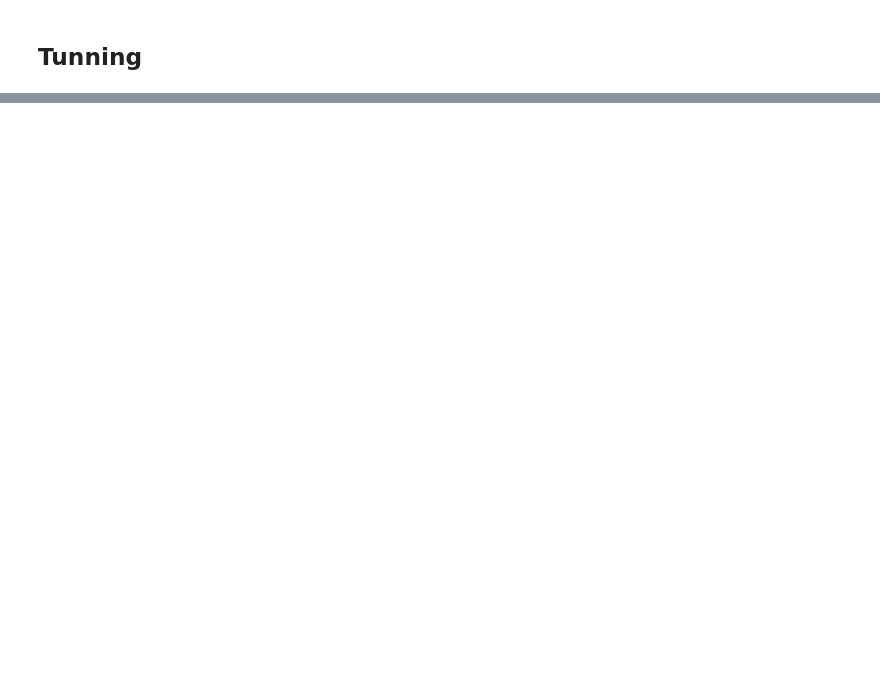
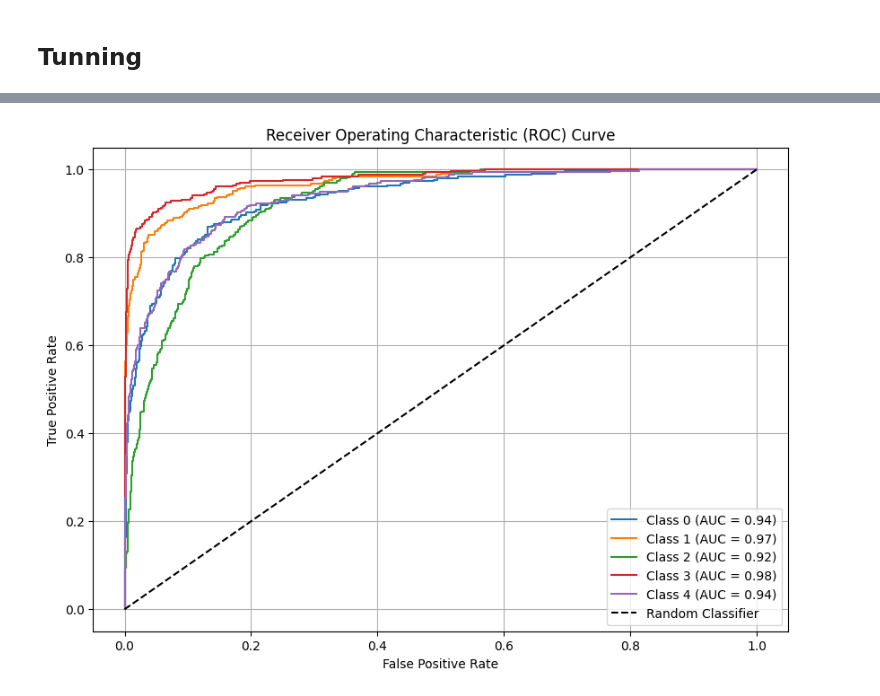
Before and after one commit to AbhijeetStudies/Deeplearning, a Jupyter notebook: AISC2007 DL Assignment 2 (Group 5) Tunned CNN.ipynb, the cells around one changed output, grey strips where cells are left out. Drawn from its saved outputs; the diff is of its cells as text; code cells hidden in the pictures; blank space fills up the shorter version.

```diff
--- a/AISC2007 DL Assignment 2 (Group 5) Tunned CNN.ipynb
+++ b/AISC2007 DL Assignment 2 (Group 5) Tunned CNN.ipynb
@@ -395,0 +466,3 @@ plt.show()
+# %%
+# Get predicted probabilities for the test set
+y_test_prob = model.predict(X_test)  # Shape: (num_samples, num_classes)
@@ -395,0 +471,37 @@ plt.show()
+# %%
+# Initialize lists to hold false positive rates, true positive rates, and AUC values
+fpr = {}
+tpr = {}
+roc_auc = {}
+
+# Loop through each class
+for i in range(y_test_onehot.shape[1]):
+    fpr[i], tpr[i], _ = roc_curve(y_test_onehot[:, i], y_test_prob[:, i])
+    roc_auc[i] = auc(fpr[i], tpr[i])
+# %%
+# Initialize lists to hold false positive rates, true positive rates, and AUC values
+fpr = {}
+tpr = {}
+roc_auc = {}
+
+# Loop through each class
+for i in range(y_test_onehot.shape[1]):
+    fpr[i], tpr[i], _ = roc_curve(y_test_onehot[:, i], y_test_prob[:, i])
+    roc_auc[i] = auc(fpr[i], tpr[i])
+# %%
+# Plot ROC curves
+plt.figure(figsize=(10, 7))
+for i in range(y_test_onehot.shape[1]):
+    plt.plot(fpr[i], tpr[i], label=f'Class {i} (AUC = {roc_auc[i]:.2f})')
+
+# Plotting the diagonal line for a random classifier
+plt.plot([0, 1], [0, 1], 'k--', label='Random Classifier')
+
+plt.title('Receiver Operating Characteristic (ROC) Curve')
+plt.xlabel('False Positive Rate')
+plt.ylabel('True Positive Rate')
+plt.legend(loc='lower right')
+plt.grid()
+plt.show()
+# %% [output]
+[figure, added]
```
Also changed, not shown: parts of 21 cells of this notebook, 1 other file.
